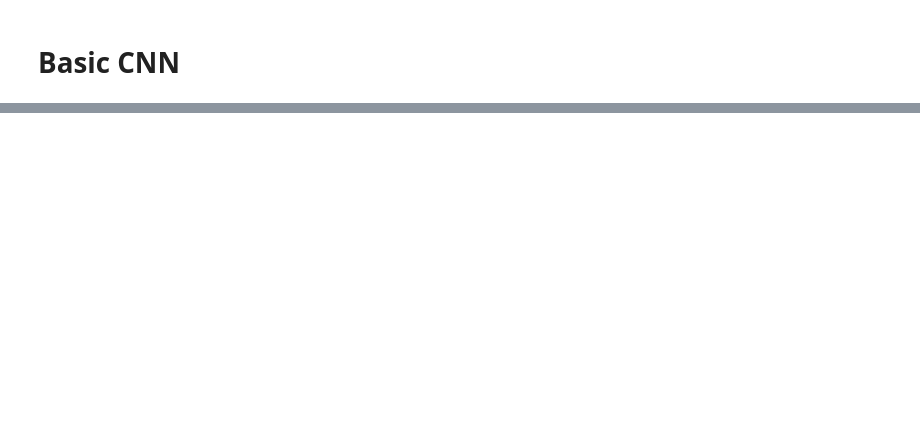
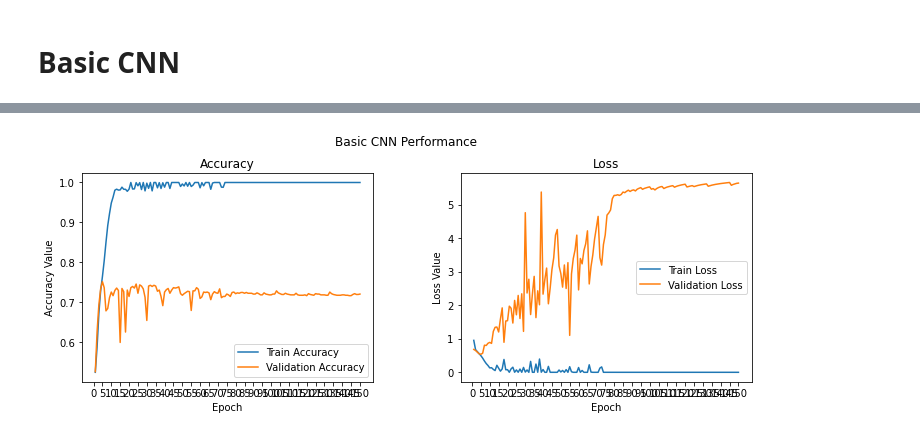
Before and after one commit to 0201shj/CNN-Cats-Dogs, a Jupyter notebook: 1_cnn_basic.ipynb, the cells around one changed output, grey strips where cells are left out. Cells and saved outputs as stored; diff of their text form; code cells hidden in the pictures; blank space fills up the shorter version.

```diff
--- a/1_cnn_basic.ipynb
+++ b/1_cnn_basic.ipynb
@@ -197,23 +204,12 @@ from tensorflow.keras import optimizers
 # %%
 model = Sequential()
 
-model.add(Conv2D(16, kernel_size=(3, 3), activation='relu',
+model.add(Conv2D(16, kernel_size=(3, 3), activation='relu', padding='same',
                  input_shape=input_shape))
 model.add(MaxPooling2D(pool_size=(2, 2)))
 
-model.add(Conv2D(64, kernel_size=(3, 3), activation='relu'))
+model.add(Conv2D(64, kernel_size=(3, 3), activation='relu', padding='same'))
 model.add(MaxPooling2D(pool_size=(2, 2)))
 
-model.add(Conv2D(128, kernel_size=(3, 3), activation='relu'))
+model.add(Conv2D(128, kernel_size=(3, 3), activation='relu', padding='same'))
 model.add(MaxPooling2D(pool_size=(2, 2)))
-
-model.add(Flatten())
-model.add(Dense(512, activation='relu'))
-model.add(Dense(1, activation='sigmoid'))
-
-
-model.compile(loss='binary_crossentropy',
-              optimizer=optimizers.RMSprop(),
-              metrics=['accuracy'])
-
-model.summary()
@@ -232,23 +276,25 @@ history = model.fit(x=train_imgs_scaled, y=train_labels_enc,
 # %%
 f, (ax1, ax2) = plt.subplots(1, 2, figsize=(12, 4))
 t = f.suptitle('Basic CNN Performance', fontsize=12)
 f.subplots_adjust(top=0.85, wspace=0.3)
 
-epoch_list = list(range(1,31))
-ax1.plot(epoch_list, history.history['acc'], label='Train Accuracy')
-ax1.plot(epoch_list, history.history['val_acc'], label='Validation Accuracy')
-ax1.set_xticks(np.arange(0, 31, 5))
+epoch_list = list(range(1, 151))
+ax1.plot(epoch_list, history.history['accuracy'], label='Train Accuracy')
+ax1.plot(epoch_list, history.history['val_accuracy'], label='Validation Accuracy')
+ax1.set_xticks(np.arange(0, 151, 5))
 ax1.set_ylabel('Accuracy Value')
 ax1.set_xlabel('Epoch')
 ax1.set_title('Accuracy')
 l1 = ax1.legend(loc="best")
 
 ax2.plot(epoch_list, history.history['loss'], label='Train Loss')
 ax2.plot(epoch_list, history.history['val_loss'], label='Validation Loss')
-ax2.set_xticks(np.arange(0, 31, 5))
+ax2.set_xticks(np.arange(0, 151, 5))
 ax2.set_ylabel('Loss Value')
 ax2.set_xlabel('Epoch')
 ax2.set_title('Loss')
 l2 = ax2.legend(loc="best")
+# %% [output]
+[figure, added]
 # %%
 model.save('1-basic.h5')
```
Also changed, not shown: parts of 8 cells of this notebook.
